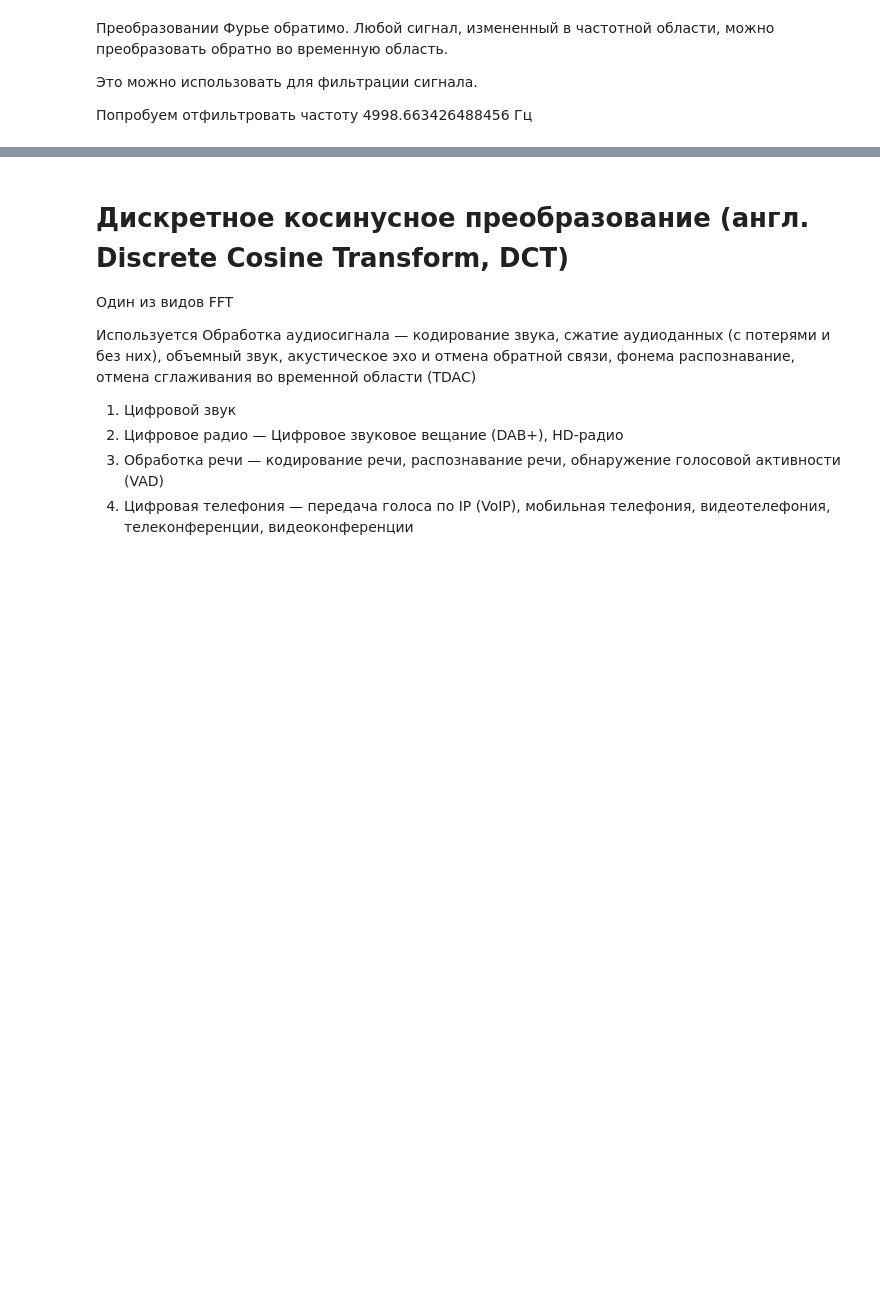
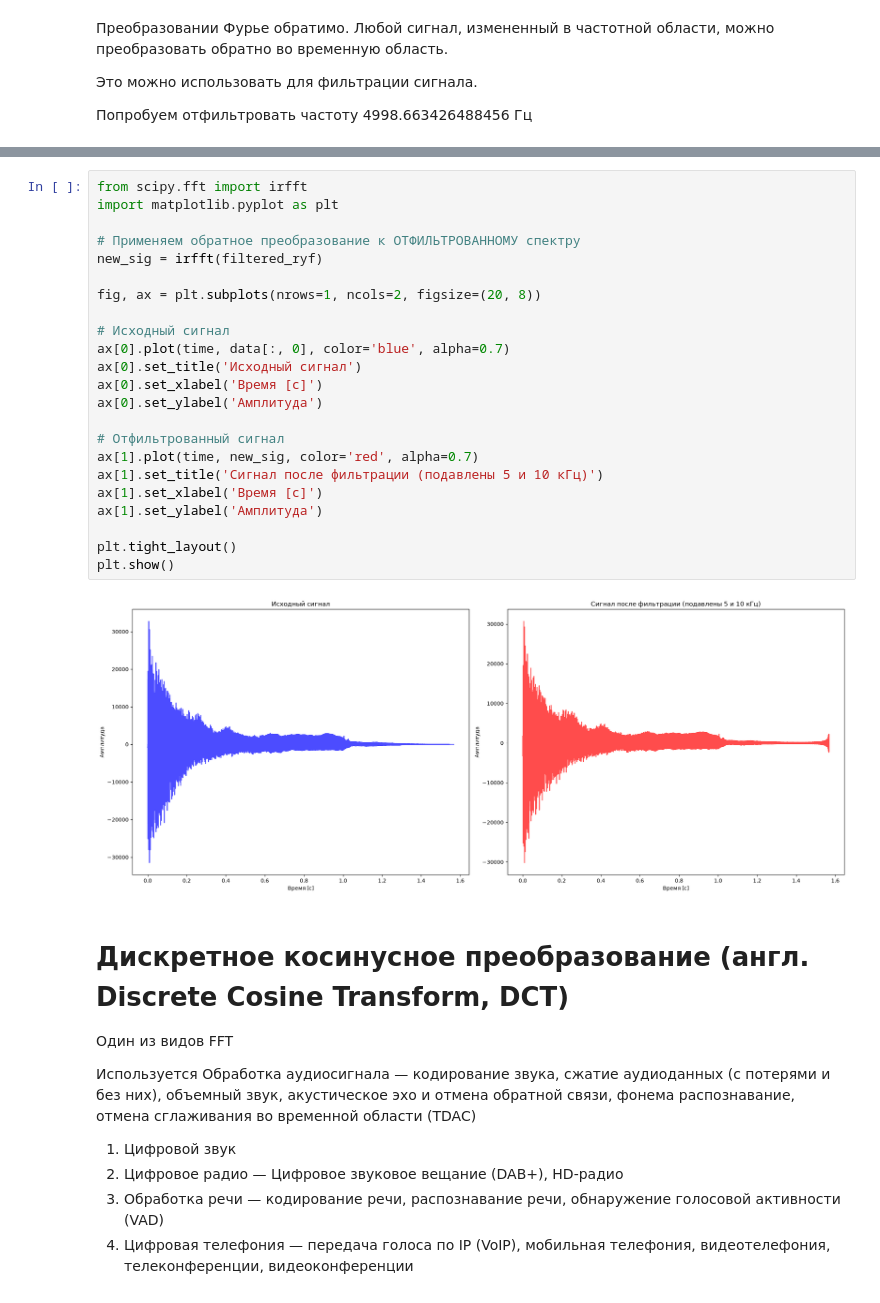
Before and after one commit to Dream-Prodigy/My-project, a Jupyter notebook: practice_9/practice_9.ipynb, the cells around one changed output, grey strips where cells are left out. Cells and saved outputs as stored; diff of their text form; blank space fills up the shorter version.

```diff
--- a/practice_9/practice_9.ipynb
+++ b/practice_9/practice_9.ipynb
@@ -251,3 +248,28 @@ sd.wait()
+# %%
+from scipy.fft import irfft
+import matplotlib.pyplot as plt
+
+# Применяем обратное преобразование к ОТФИЛЬТРОВАННОМУ спектру
+new_sig = irfft(filtered_ryf)
+
+fig, ax = plt.subplots(nrows=1, ncols=2, figsize=(20, 8))
+
+# Исходный сигнал
+ax[0].plot(time, data[:, 0], color='blue', alpha=0.7)
+ax[0].set_title('Исходный сигнал')
+ax[0].set_xlabel('Время [с]')
+ax[0].set_ylabel('Амплитуда')
+
+# Отфильтрованный сигнал
+ax[1].plot(time, new_sig, color='red', alpha=0.7)
+ax[1].set_title('Сигнал после фильтрации (подавлены 5 и 10 кГц)')
+ax[1].set_xlabel('Время [с]')
+ax[1].set_ylabel('Амплитуда')
+
+plt.tight_layout()
+plt.show()
+# %% [output]
+[figure, added]
 # %% [markdown]
 # Дискретное косинусное преобразование   (англ. Discrete Cosine Transform, DCT)
 Один из видов FFT
```
Also changed, not shown: parts of 19 cells of this notebook.
